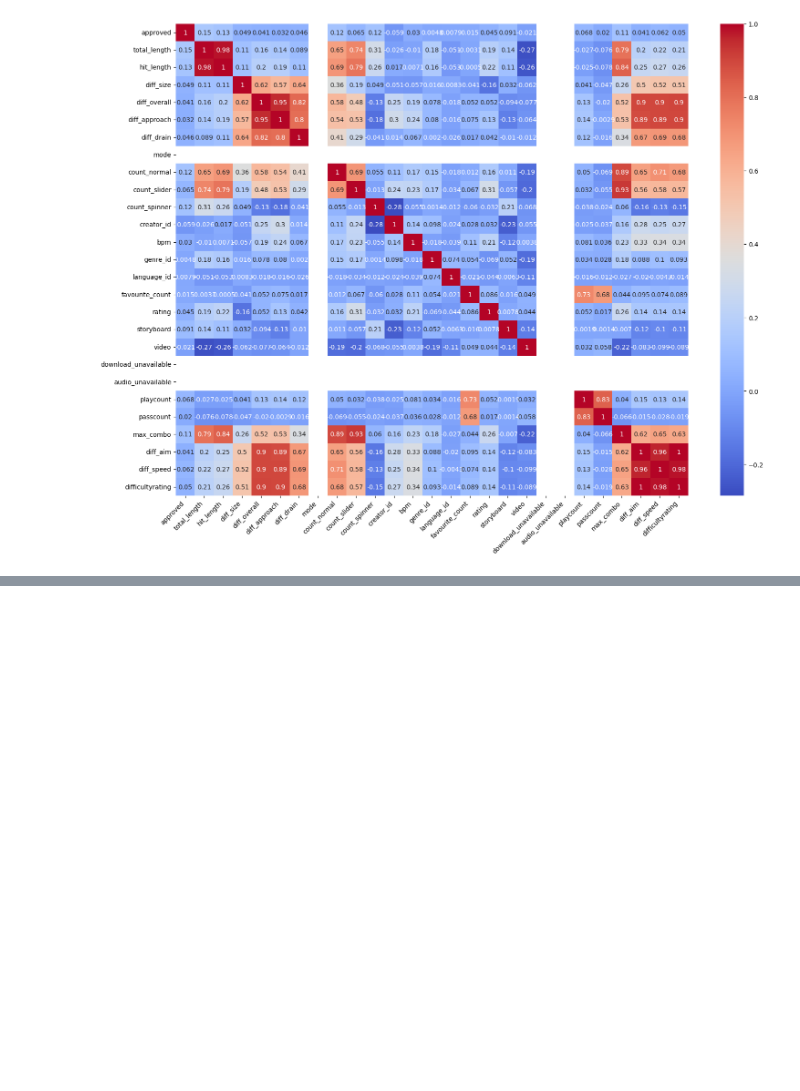
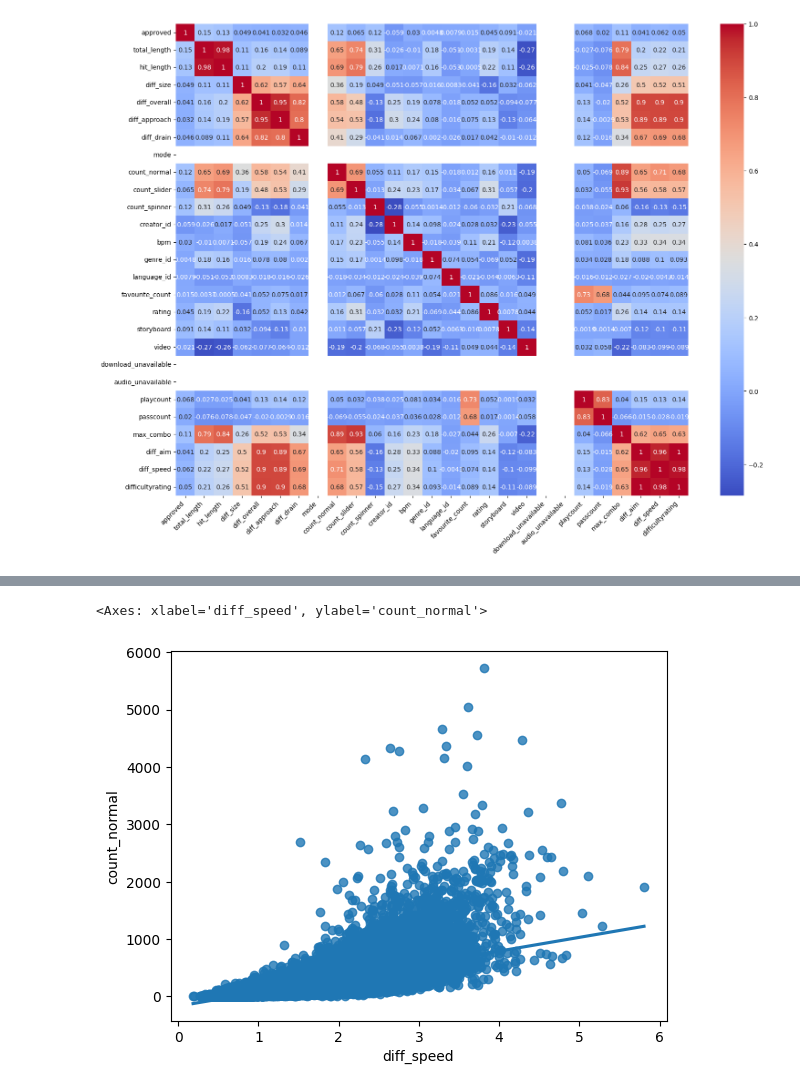
Before and after one commit to ClemouDouard/osu_analysis, a Jupyter notebook: notebooks/visualization.ipynb, the cells around one changed output, grey strips where cells are left out. Cells and saved outputs as stored; diff of their text form; code cells hidden in the pictures; blank space fills up the shorter version.

```diff
--- a/notebooks/visualization.ipynb
+++ b/notebooks/visualization.ipynb
@@ -38,0 +44,5 @@ plt.show()
+# %%
+sns.regplot(data=df_withdiff, x='diff_speed', y='count_normal')
+# %% [output]
+<Axes: xlabel='diff_speed', ylabel='count_normal'>
+[figure, added]
```
Also changed, not shown: parts of 1 cell of this notebook, 1 other file.
